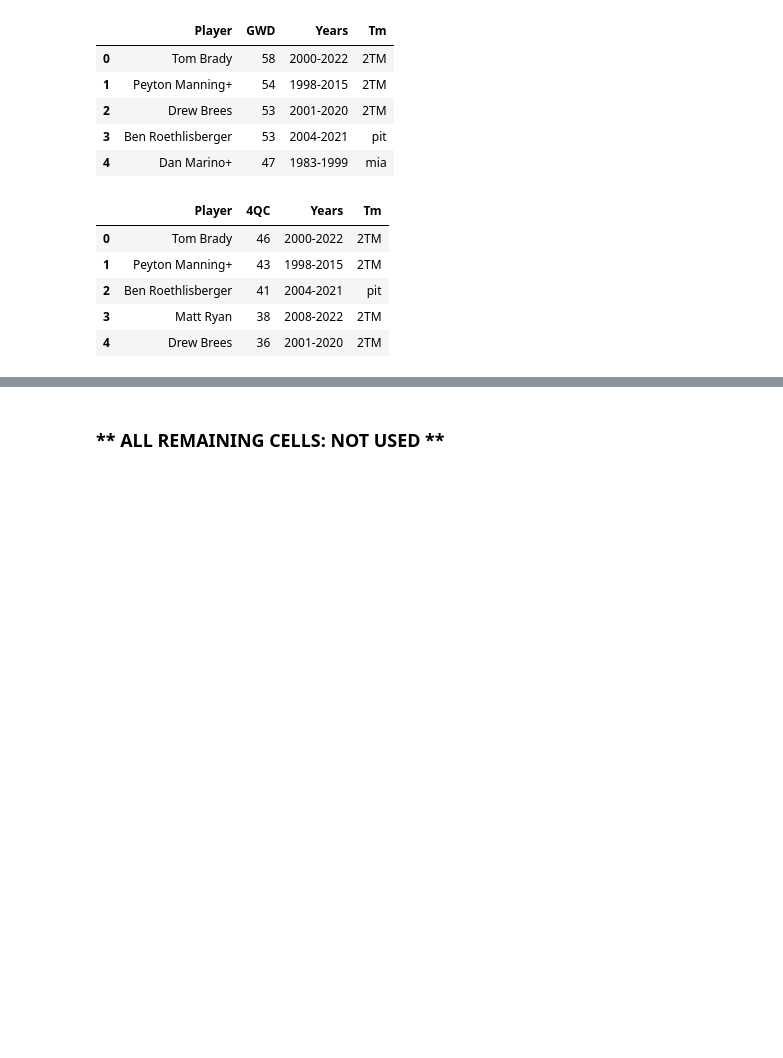
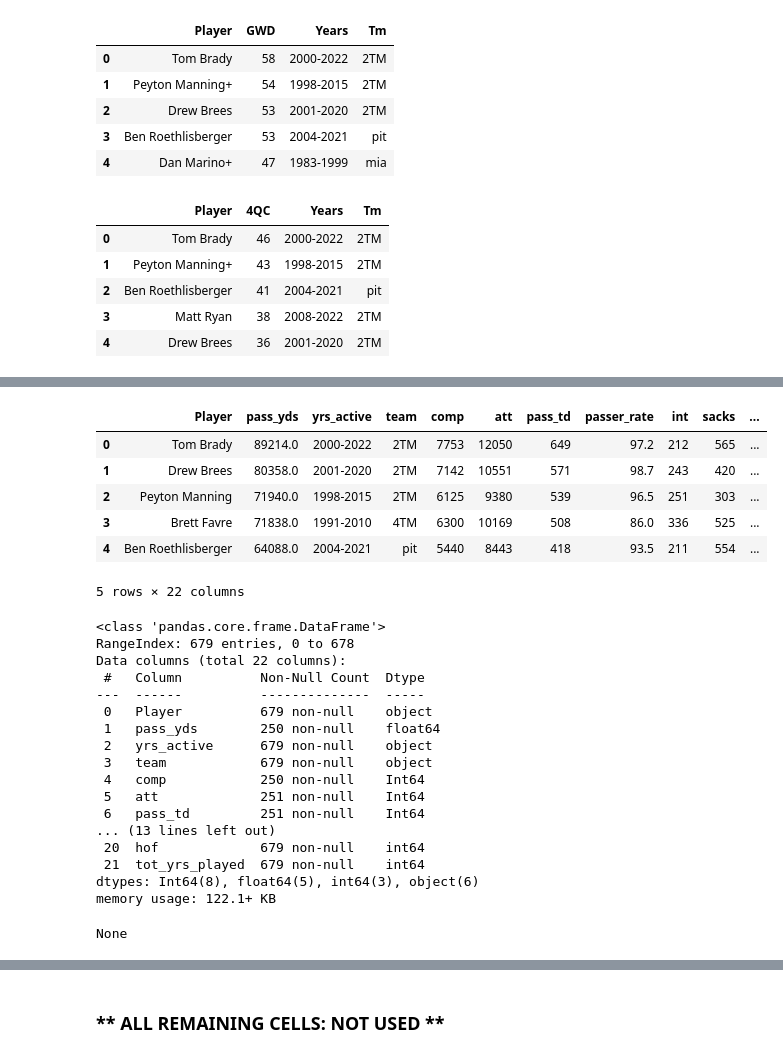
Before and after one commit to willablackmon/nfl_quarterback_draft, a Jupyter notebook: data_sourcing/pro_ref_stats.ipynb, the cells around one changed output, grey strips where cells are left out. Cells and saved outputs as stored; diff of their text form; code cells hidden in the pictures; blank space fills up the shorter version.

```diff
--- a/data_sourcing/pro_ref_stats.ipynb
+++ b/data_sourcing/pro_ref_stats.ipynb
@@ -307,0 +369,40 @@ career_stats_df.head()
+# %%
+# Convert specified columns to integers
+import numpy as np
+
+# Convert specified columns to numeric, retaining NaNs
+columns_to_convert = ['comp', 'att', 'pass_td', 'int', 'sacks', 'pick_6', 'comebacks', 'game_win_drive']
+stats_clean_df[columns_to_convert] = stats_clean_df[columns_to_convert].apply(pd.to_numeric, errors='coerce')
+
+# Force conversion to integer, handling NaNs properly
+stats_clean_df[columns_to_convert] = stats_clean_df[columns_to_convert].astype(pd.Int64Dtype())
+
+
+display(stats_clean_df.head())
+display(stats_clean_df.info())
+# %% [output]
+|  | Player | pass_yds | yrs_active | team | comp | att | pass_td | passer_rate | int | sacks | ... |
+| 0 | Tom Brady | 89214.0 | 2000-2022 | 2TM | 7753 | 12050 | 649 | 97.2 | 212 | 565 | ... |
+| 1 | Drew Brees | 80358.0 | 2001-2020 | 2TM | 7142 | 10551 | 571 | 98.7 | 243 | 420 | ... |
+| 2 | Peyton Manning | 71940.0 | 1998-2015 | 2TM | 6125 | 9380 | 539 | 96.5 | 251 | 303 | ... |
+| 3 | Brett Favre | 71838.0 | 1991-2010 | 4TM | 6300 | 10169 | 508 | 86.0 | 336 | 525 | ... |
+| 4 | Ben Roethlisberger | 64088.0 | 2004-2021 | pit | 5440 | 8443 | 418 | 93.5 | 211 | 554 | ... |
+5 rows × 22 columns
+<class 'pandas.core.frame.DataFrame'>
+RangeIndex: 679 entries, 0 to 678
+Data columns (total 22 columns):
+ #   Column          Non-Null Count  Dtype
+---  ------          --------------  -----
+ 0   Player          679 non-null    object
+ 1   pass_yds        250 non-null    float64
+ 2   yrs_active      679 non-null    object
+ 3   team            679 non-null    object
+ 4   comp            250 non-null    Int64
+ 5   att             251 non-null    Int64
+ 6   pass_td         251 non-null    Int64
+... (13 lines left out)
+ 20  hof             679 non-null    int64
+ 21  tot_yrs_played  679 non-null    int64
+dtypes: Int64(8), float64(5), int64(3), object(6)
+memory usage: 122.1+ KB
+None
```
Also changed, not shown: parts of 9 cells of this notebook, 7 other files.
